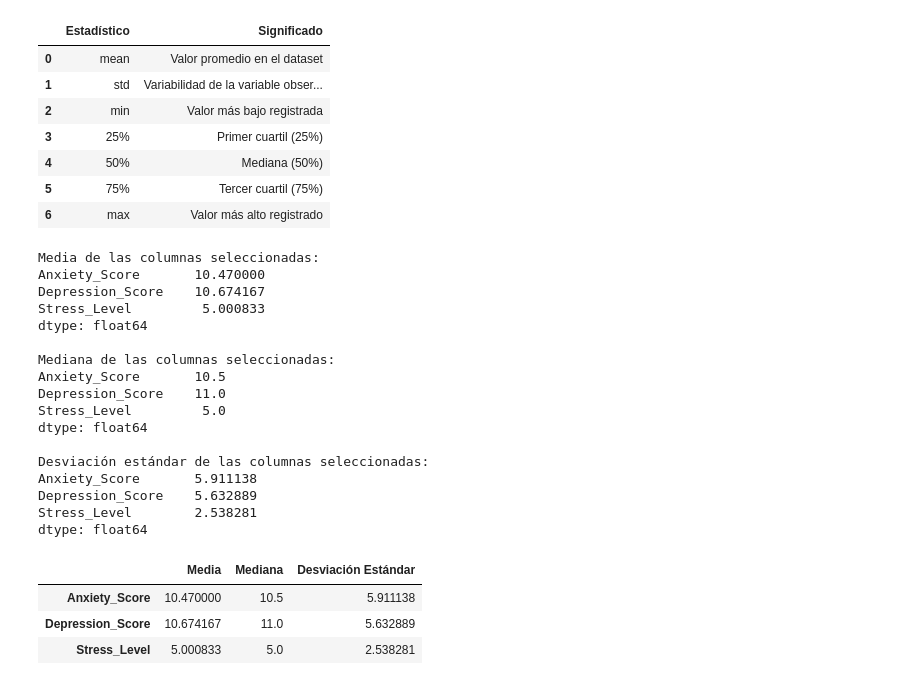
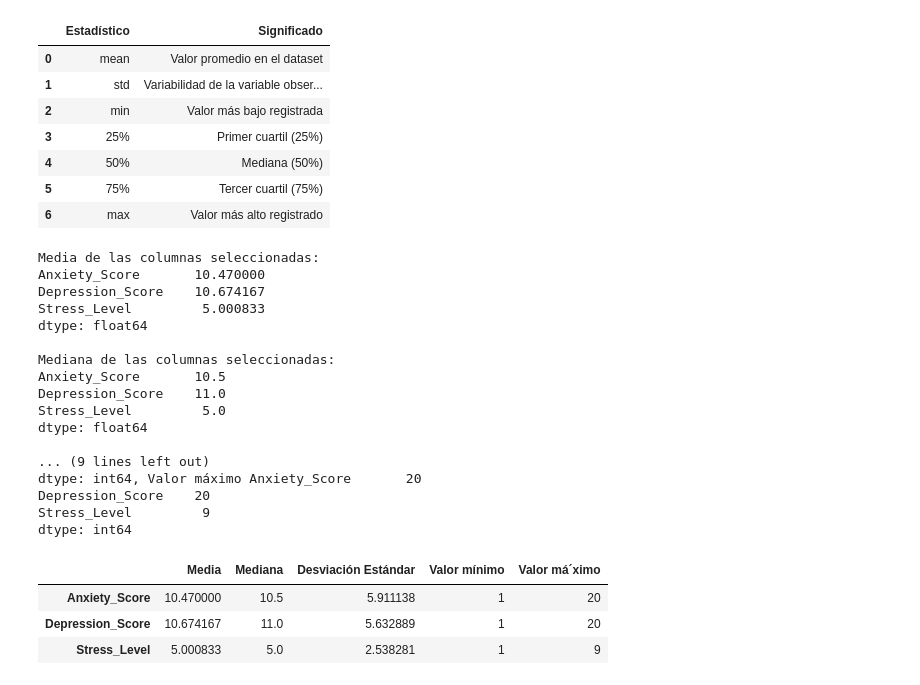
Before and after one commit to utm-ic/pr1-2-data-manipulation-Geography-OS, a Jupyter notebook: reporte_mentalhealt.ipynb, the cells around one changed output. Saved outputs shown, nothing was run; the diff lists cells and outputs as text; code cells hidden in the pictures.

```diff
--- a/reporte_mentalhealt.ipynb
+++ b/reporte_mentalhealt.ipynb
@@ -343,9 +345,11 @@ Este segmento nos permitirá generar los estadísticos para las columnas mencion
 colsMental = ['Anxiety_Score', 'Depression_Score', 'Stress_Level']
 
 # Calcular la media, mediana y desviación estándar
-mean_values = Df_MentalHealt[colsMental].mean()
-median_values = Df_MentalHealt[colsMental].median()
-std_values = Df_MentalHealt[colsMental].std()
+mean_values = Df_MentalHealt_clean[colsMental].mean()
+median_values = Df_MentalHealt_clean[colsMental].median()
+std_values = Df_MentalHealt_clean[colsMental].std()
+minValues =Df_MentalHealt_clean[colsMental].min()
+maxValues =Df_MentalHealt_clean[colsMental].max()
 
 # Mostrar los resultados
 print("Media de las columnas seleccionadas:")
@@ -356,6 +360,8 @@ print(median_values)
 
 print("\nDesviación estándar de las columnas seleccionadas:")
 print(std_values)
+
+print(f"\nvalor mínimo: {minValues}, Valor máximo {maxValues}")
 # %% [output]
 Media de las columnas seleccionadas:
 Anxiety_Score       10.470000
@@ -369,23 +375,25 @@ Depression_Score    11.0
 Stress_Level         5.0
 dtype: float64
 
-Desviación estándar de las columnas seleccionadas:
-Anxiety_Score       5.911138
-Depression_Score    5.632889
-Stress_Level        2.538281
-dtype: float64
+... (9 lines left out)
+dtype: int64, Valor máximo Anxiety_Score       20
+Depression_Score    20
+Stress_Level         9
+dtype: int64
 # %%
 # Crear un dataframe con los resultados
 summary_stats = pd.DataFrame({
     'Media': mean_values,
     'Mediana': median_values,
-    'Desviación Estándar': std_values
+    'Desviación Estándar': std_values,
+    'Valor mínimo':minValues,
+    'Valor má´ximo':maxValues
 })
 
 # Mostrar el resumen
 summary_stats
 # %% [output]
-|  | Media | Mediana | Desviación Estándar |
-| Anxiety_Score | 10.470000 | 10.5 | 5.911138 |
-| Depression_Score | 10.674167 | 11.0 | 5.632889 |
-| Stress_Level | 5.000833 | 5.0 | 2.538281 |
+|  | Media | Mediana | Desviación Estándar | Valor mínimo | Valor má´ximo |
+| Anxiety_Score | 10.470000 | 10.5 | 5.911138 | 1 | 20 |
+| Depression_Score | 10.674167 | 11.0 | 5.632889 | 1 | 20 |
+| Stress_Level | 5.000833 | 5.0 | 2.538281 | 1 | 9 |
```
Also changed, not shown: parts of 21 cells of this notebook, 1 other file.
